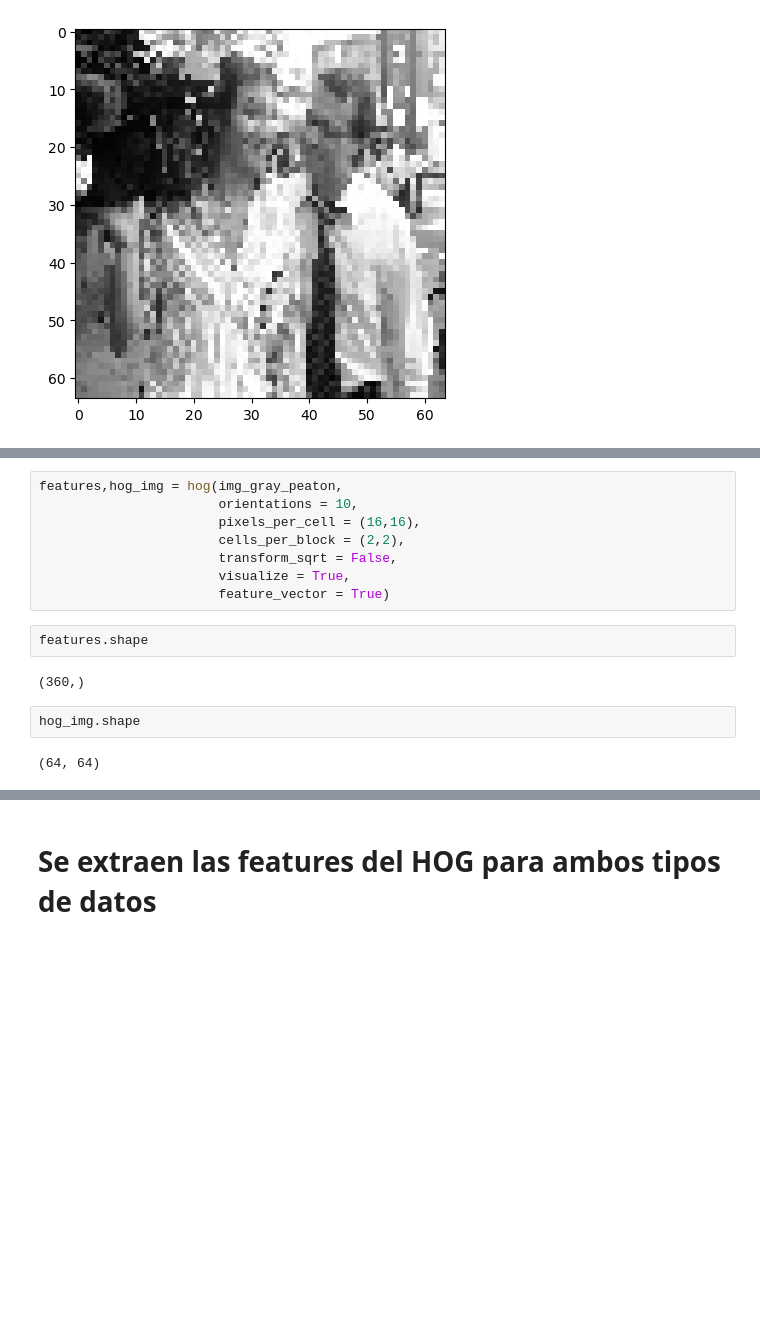
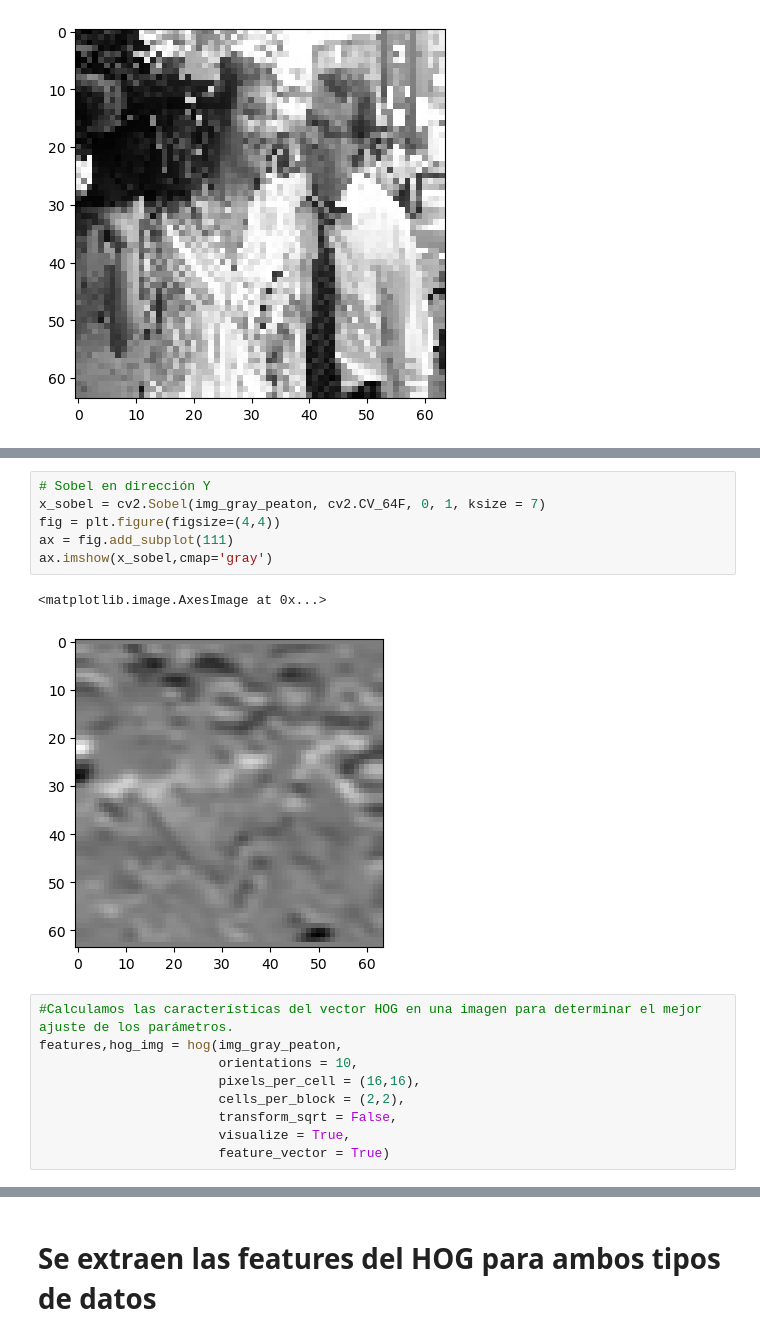
Before and after one commit to deremmanuel/Navegaci-n-Aut-noma_Equipo-15, a Jupyter notebook: Actividad 3.1_Deteccion_de_Peatones/Actividad_3.1_Detección_de_Peatones_Equipo15.ipynb, the cells around one changed output, grey strips where cells are left out. Cells and saved outputs as stored; diff of their text form; blank space fills up the shorter version.

```diff
--- a/Actividad 3.1_Deteccion_de_Peatones/Actividad_3.1_Detección_de_Peatones_Equipo15.ipynb
+++ b/Actividad 3.1_Deteccion_de_Peatones/Actividad_3.1_Detección_de_Peatones_Equipo15.ipynb
@@ -62,4 +67,14 @@ plt.imshow(img_gray_peaton,cmap="gray")
+# %%
+# Sobel en dirección Y
+x_sobel = cv2.Sobel(img_gray_peaton, cv2.CV_64F, 0, 1, ksize = 7)
+fig = plt.figure(figsize=(4,4))
+ax = fig.add_subplot(111)
+ax.imshow(x_sobel,cmap='gray')
+# %% [output]
+<matplotlib.image.AxesImage at 0x...>
+[figure, added]
 # %%
+#Calculamos las características del vector HOG en una imagen para determinar el mejor ajuste de los parámetros.
 features,hog_img = hog(img_gray_peaton,
                        orientations = 10,
                        pixels_per_cell = (16,16),
@@ -67,11 +82,3 @@ features,hog_img = hog(img_gray_peaton,
                        transform_sqrt = False,
                        visualize = True,
                        feature_vector = True)
-# %%
-features.shape
-# %% [output]
-(360,)
-# %%
-hog_img.shape
-# %% [output]
-(64, 64)
```
Also changed, not shown: parts of 30 cells of this notebook.
